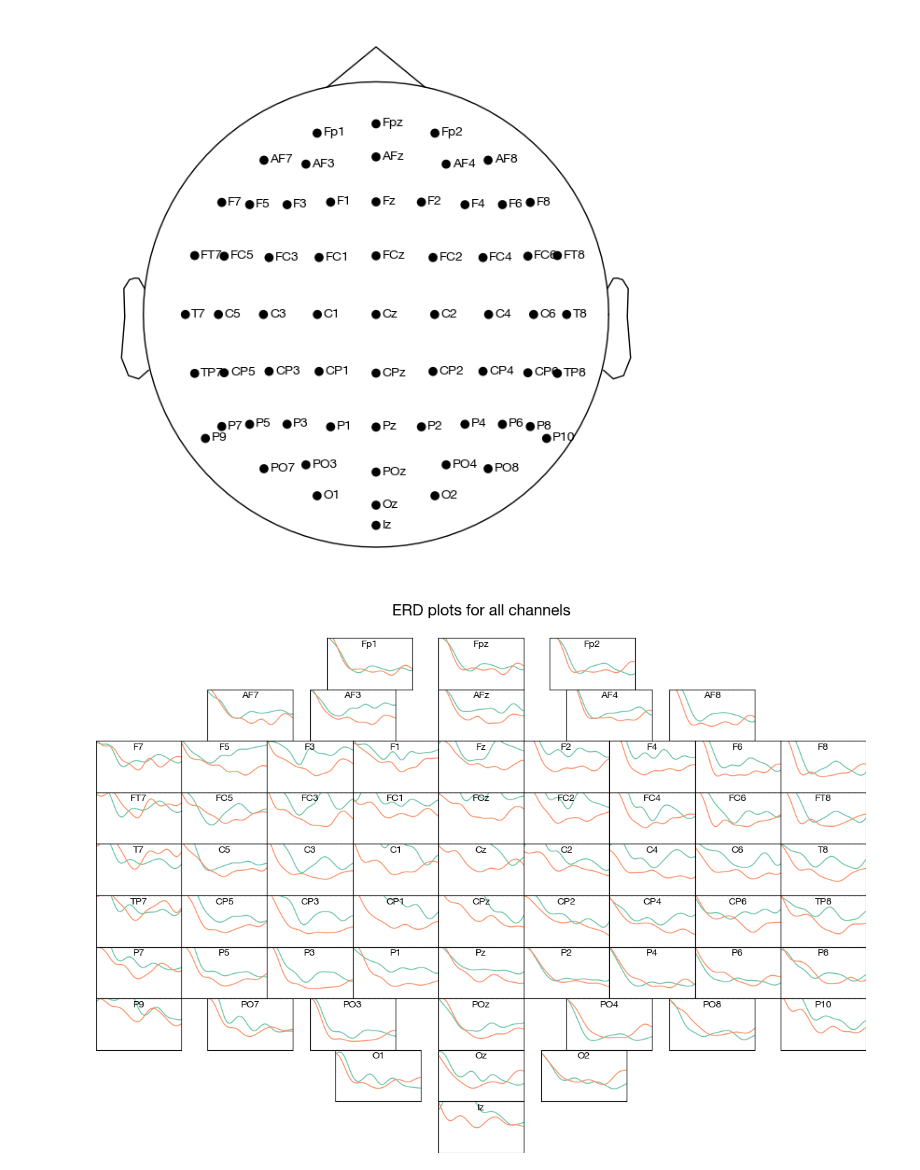
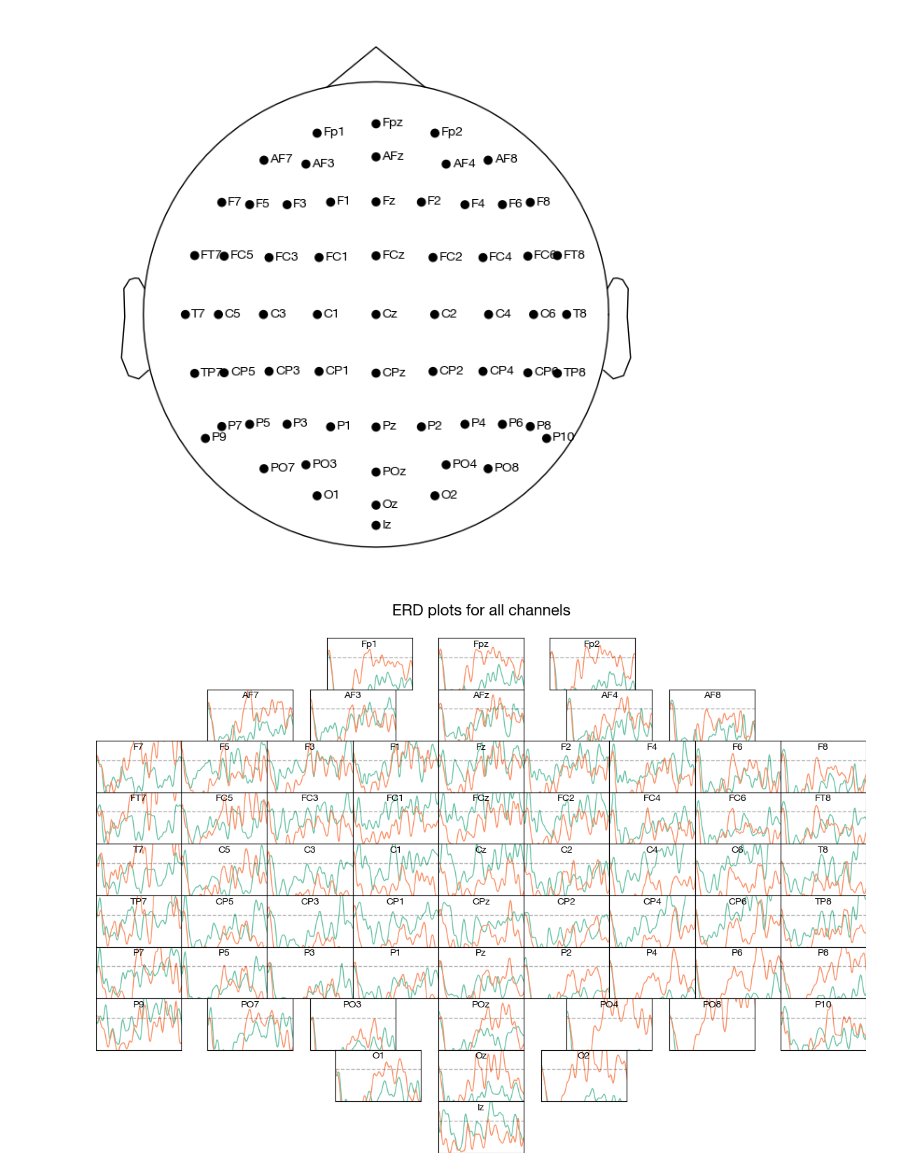
Before and after one commit to Malteflau/LaBraM-MMDTU, a Jupyter notebook: Spectrogram and erd grid plot.ipynb, the cells around one changed output. Drawn from its saved outputs; the diff is of its cells as text; code cells hidden in the pictures.

```diff
--- a/Spectrogram and erd grid plot.ipynb
+++ b/Spectrogram and erd grid plot.ipynb
@@ -243,36 +243,33 @@ settings = ['T1P', 'T1Pn']
 overlap = 0.9
 epochs = epochs_df['Epochs'][:1]
 band = [8,12]
 mne.set_log_level('WARNING')
 # Define grid size based on your ch_grid_dict
 n_cols = max(pos[0] for pos in ch_grid_dict.values()) + 1
 n_rows = max(pos[1] for pos in ch_grid_dict.values()) + 1
 
 fig = plt.figure(figsize=(11, 8))
 
 
 
 for ch, (x, y) in tqdm(ch_grid_dict.items(), desc=f'with frequency band: {band}, and settings: {settings}'):
 
     psds = get_psds_for_channel(participants_data=epochs, overlap=overlap, channel=ch, band=band, window=window, settings=settings);
     # Normalize positions to [0, 1] figure coordinates
     top_margin = 0.08
     ax_width = 1 / n_cols
     ax_height = (1 - top_margin) / n_rows
 
     left = x * ax_width
     bottom = 1 - top_margin - (y + 1) * ax_height
 
     ax = fig.add_axes([left, bottom, ax_width, ax_height])
     plot_ERD(psds, ax)
     ax.text(0.5, 0.95, ch, ha='center', va='top', transform=ax.transAxes, fontsize=10)
-    ax.set_xticks([])
-    ax.set_yticks([])
-    ax.set_xlim(0, 1)
-    ax.set_ylim(0, 1)
-
+    # ax.set_xticks([])
+    # ax.set_yticks([])
 
 plt.suptitle("ERD plots for all channels", fontsize=16)
 plt.show()
 # %% [output]
-[figure, old version]
+[figure, new version]
```
